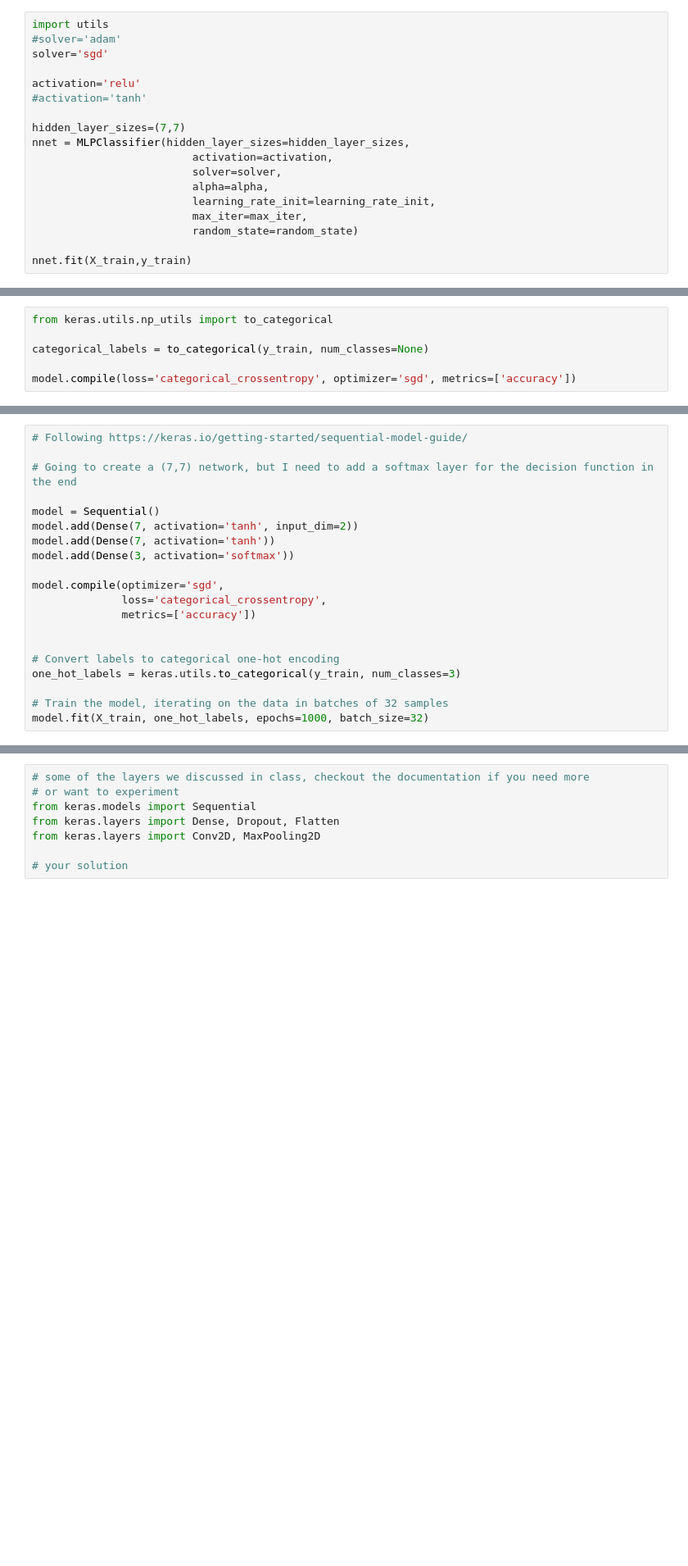
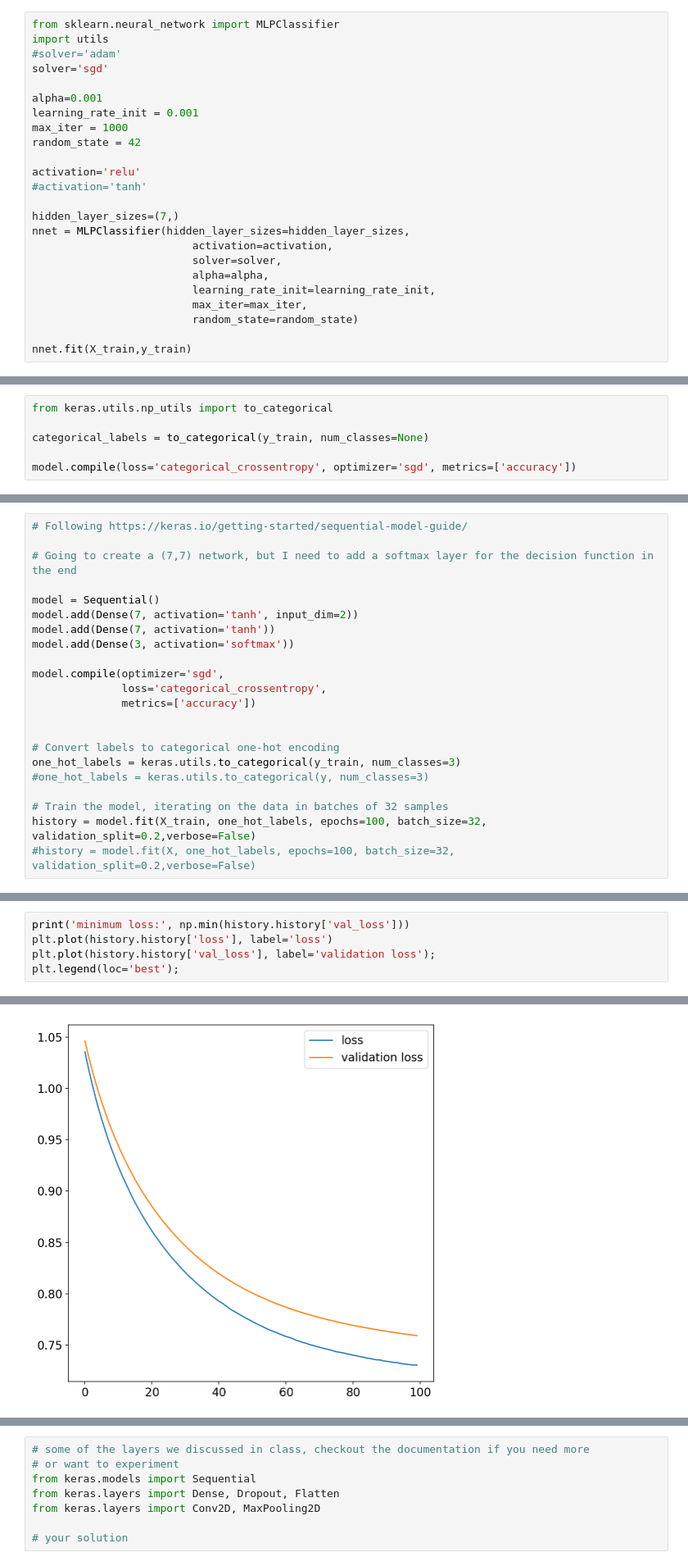
Before and after one commit to sharkovsky/advanced-comp-2017, a Jupyter notebook: 03-neural-networks/exercise-solutions.ipynb, the cells around one changed output, grey strips where cells are left out. Shown at 82% size. Cells and saved outputs as stored; diff of their text form; blank space fills up the shorter version.

```diff
--- a/03-neural-networks/exercise-solutions.ipynb
+++ b/03-neural-networks/exercise-solutions.ipynb
@@ -1510,12 +1389,18 @@ for solver in solvers:
 # %%
+from sklearn.neural_network import MLPClassifier
 import utils
 #solver='adam'
 solver='sgd'
 
+alpha=0.001
+learning_rate_init = 0.001
+max_iter = 1000
+random_state = 42
+
 activation='relu'
 #activation='tanh'
 
-hidden_layer_sizes=(7,7)
+hidden_layer_sizes=(7,)
 nnet = MLPClassifier(hidden_layer_sizes=hidden_layer_sizes,
                          activation=activation,
                          solver=solver,
@@ -1601,6 +1471,8 @@ model.compile(optimizer='sgd',
 
 # Convert labels to categorical one-hot encoding
 one_hot_labels = keras.utils.to_categorical(y_train, num_classes=3)
+#one_hot_labels = keras.utils.to_categorical(y, num_classes=3)
 
 # Train the model, iterating on the data in batches of 32 samples
-model.fit(X_train, one_hot_labels, epochs=1000, batch_size=32)
+history = model.fit(X_train, one_hot_labels, epochs=100, batch_size=32, validation_split=0.2,verbose=False)
+#history = model.fit(X, one_hot_labels, epochs=100, batch_size=32, validation_split=0.2,verbose=False)
@@ -1625,0 +1479,6 @@ Epoch 1000/1000
+# %%
+print('minimum loss:', np.min(history.history['val_loss']))
+plt.plot(history.history['loss'], label='loss')
+plt.plot(history.history['val_loss'], label='validation loss');
+plt.legend(loc='best');
+# %% [output]
@@ -1626,3 +1486,4 @@ Epoch 1000/1000
+[figure, added]
 # %%
 one_hot_test_labels = keras.utils.to_categorical(y_test, num_classes=3)
 score = model.evaluate(X_test, one_hot_test_labels, batch_size=32)
```
Also changed, not shown: parts of 40 cells of this notebook, 3 other files.
